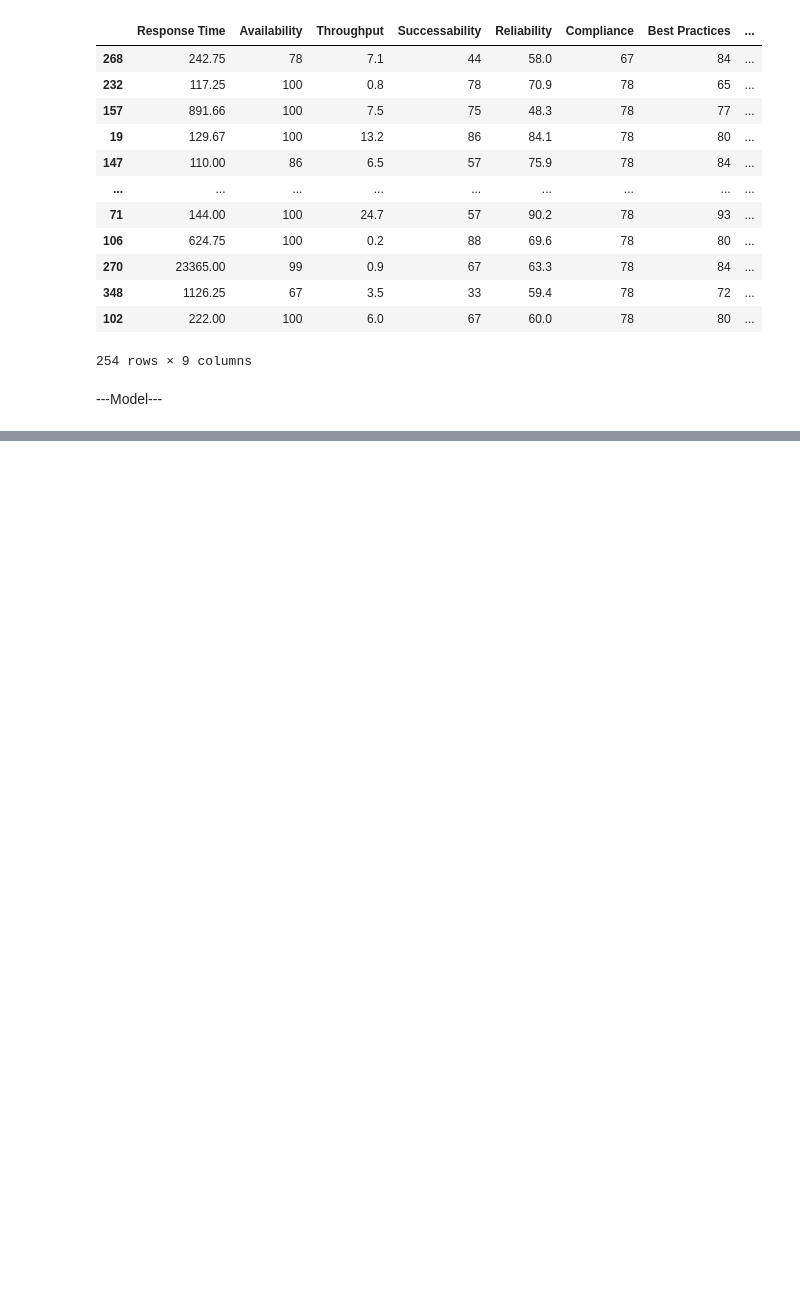
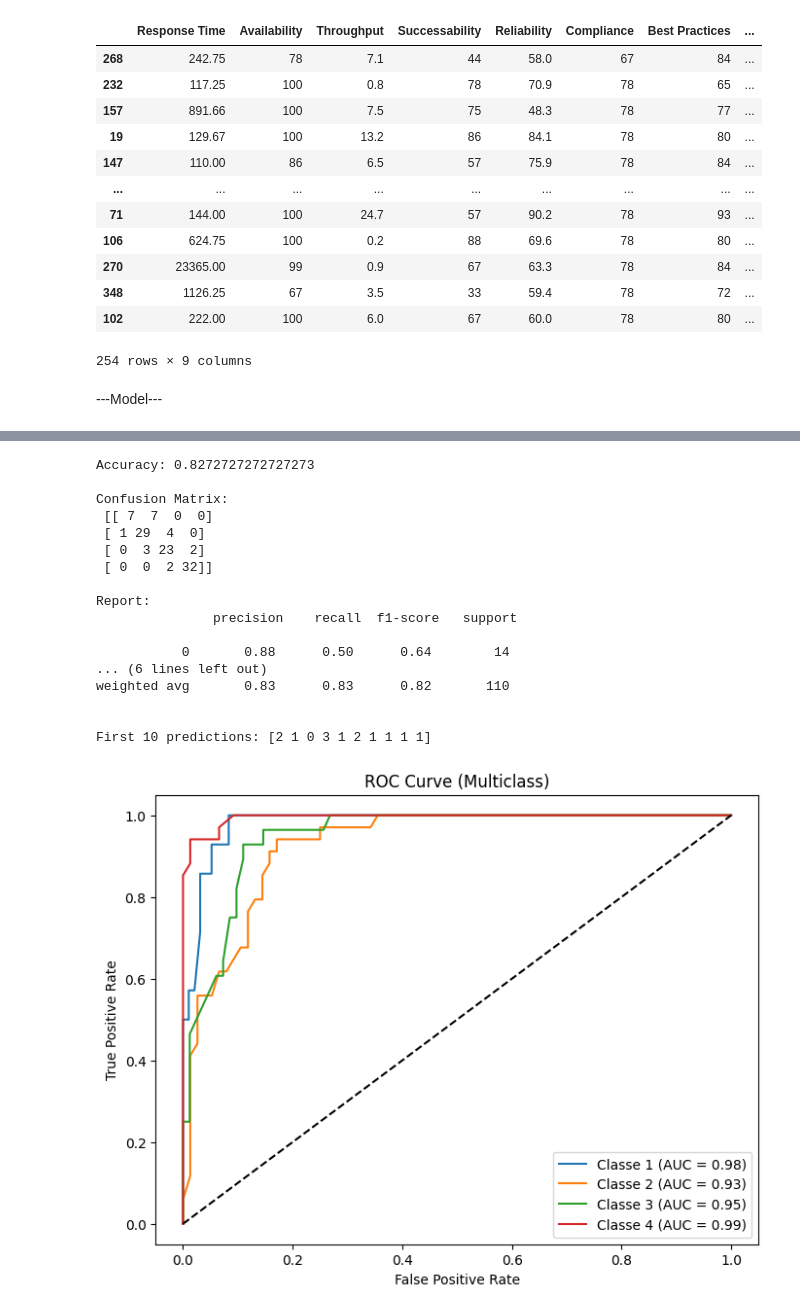
Before and after one commit to eduardo-a-gomes/route25, a Jupyter notebook: Route25/Random_forest.ipynb, the cells around one changed output, grey strips where cells are left out. Drawn from its saved outputs; the diff is of its cells as text; code cells hidden in the pictures; blank space fills up the shorter version.

```diff
--- a/Route25/Random_forest.ipynb
+++ b/Route25/Random_forest.ipynb
@@ -143,4 +147,4 @@ model.fit(train_features, train_target)
 
 # Fazer previsões no conjunto de teste
 predictions = model.predict(test_features)
-probabilities = model.predict_proba(test_features)[:, 1]
+probabilities = model.predict_proba(test_features)
@@ -246,0 +151,66 @@ weighted avg       0.83      0.83      0.82       110
+# %%
+from sklearn.ensemble import RandomForestClassifier
+from sklearn.metrics import accuracy_score, confusion_matrix, classification_report, roc_curve, auc
+from sklearn.preprocessing import label_binarize
+import matplotlib.pyplot as plt
+import seaborn as sns
+
+# Avaliar o modelo
+accuracy = accuracy_score(test_target, predictions)
+confusion_matrix_res = confusion_matrix(test_target, predictions)
+report = classification_report(test_target, predictions)
+
+print("Accuracy:", accuracy)
+print("\nConfusion Matrix:\n", confusion_matrix_res)
+print("\nReport:\n", report)
+print("\nFirst 10 predictions:", predictions[:10])
+
+
+
+# ROC Curve para multiclasse
+classes = model.classes_
+classes_adjusted = [str(c + 1) for c in classes]  # Ajustar para começar em 1
+y_test_bin = label_binarize(test_target, classes=classes)
+n_classes = len(classes)
+
+plt.figure(figsize=(8, 6))
+for i in range(n_classes):
+    fpr, tpr, _ = roc_curve(y_test_bin[:, i], probabilities[:, i])
+    roc_auc = auc(fpr, tpr)
+    plt.plot(fpr, tpr, label=f'Classe {classes_adjusted[i]} (AUC = {roc_auc:.2f})')
+
+plt.plot([0, 1], [0, 1], 'k--')
+plt.xlabel('False Positive Rate')
+plt.ylabel('True Positive Rate')
+plt.title('ROC Curve (Multiclass)')
+plt.legend()
+
+
+#Confusion Matrix Plot
+
+plt.figure(figsize=(8, 6))
+sns.heatmap(confusion_matrix_res, annot=True, fmt='d', cmap='Blues', xticklabels=classes_adjusted, yticklabels=classes_adjusted)
+
+plt.title('Confusion Matrix', fontsize=16)
+plt.xlabel('Prediction', fontsize=14)
+plt.ylabel('Real', fontsize=14)
+plt.tight_layout()
+# %% [output]
+Accuracy: 0.8272727272727273
+
+Confusion Matrix:
+ [[ 7  7  0  0]
+ [ 1 29  4  0]
+ [ 0  3 23  2]
+ [ 0  0  2 32]]
+
+Report:
+               precision    recall  f1-score   support
+
+           0       0.88      0.50      0.64        14
+... (6 lines left out)
+weighted avg       0.83      0.83      0.82       110
+
+
+First 10 predictions: [2 1 0 3 1 2 1 1 1 1]
+[figure, added]
```
Also changed, not shown: parts of 6 cells of this notebook.
